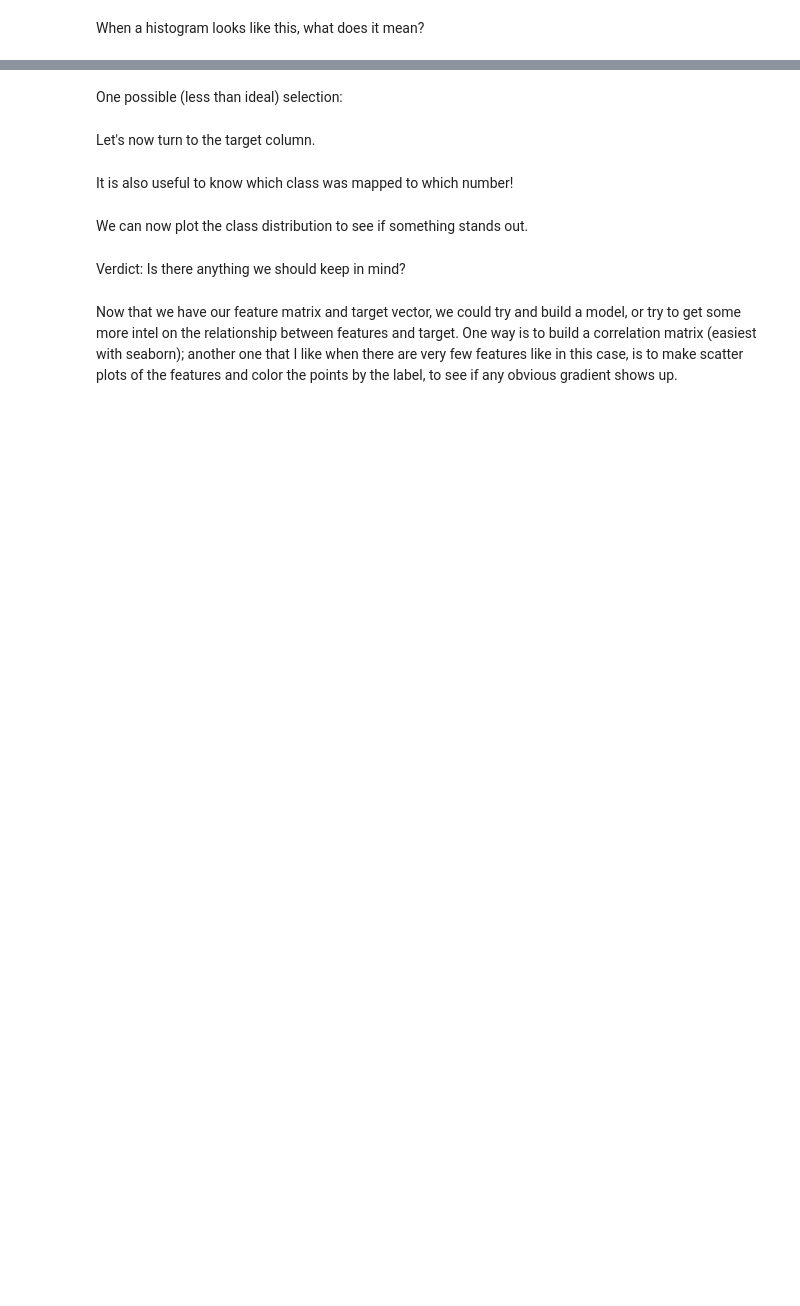
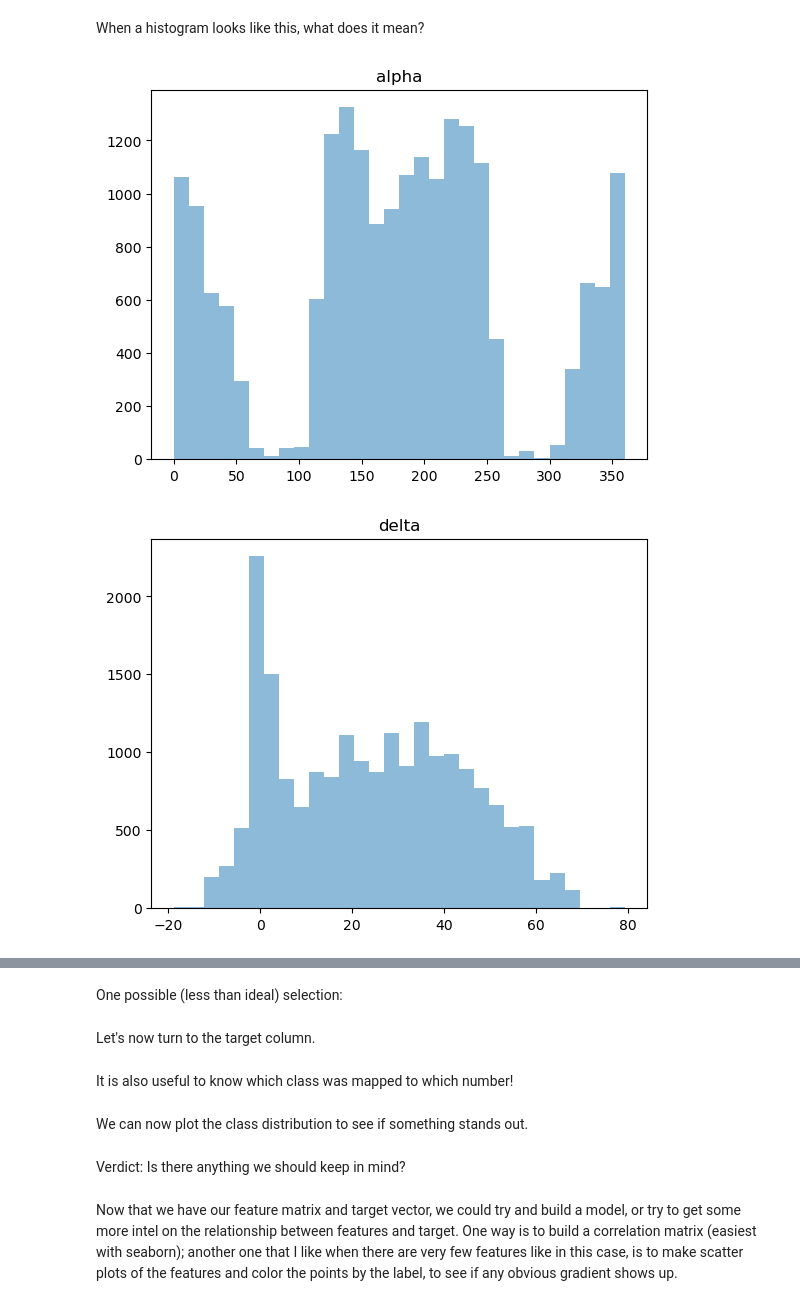
Before and after one commit to ullas-bhat/Session-23, a Jupyter notebook: orientation/DSFP_Session_23_ML_Orientation_problem_version.ipynb, the cells around one changed output, grey strips where cells are left out. Saved outputs shown, nothing was run; the diff lists cells and outputs as text; code cells hidden in the pictures; blank space fills up the shorter version.

```diff
--- a/orientation/DSFP_Session_23_ML_Orientation_problem_version.ipynb
+++ b/orientation/DSFP_Session_23_ML_Orientation_problem_version.ipynb
@@ -224,7 +300,18 @@ for col in :
 # %% [markdown]
 When a histogram looks like this, what does it mean?
-# %%
-# fix the issue(s) with the previous histogram
-
-for col in :
-    plt.hist()
+# %%
+cleaned_df = seldf.copy()
+cleaned_df.loc[cleaned_df["u"] < -100, "u"] = np.nan
+cleaned_df.loc[cleaned_df["g"] < -100, "g"] = np.nan
+cleaned_df.loc[cleaned_df["z"] < -100, "z"] = np.nan
+# fix the issue(s) with the previous histogram
+# remove the outliers
+
+for col in feature_columns:
+
+    plt.hist(cleaned_df[col], bins=30, alpha=0.5, label=col)
+    plt.title(col)
+    plt.show()
+# %% [output]
+[figure, added]
+[figure, added]
```
Also changed, not shown: parts of 18 cells of this notebook, 1 other file.
